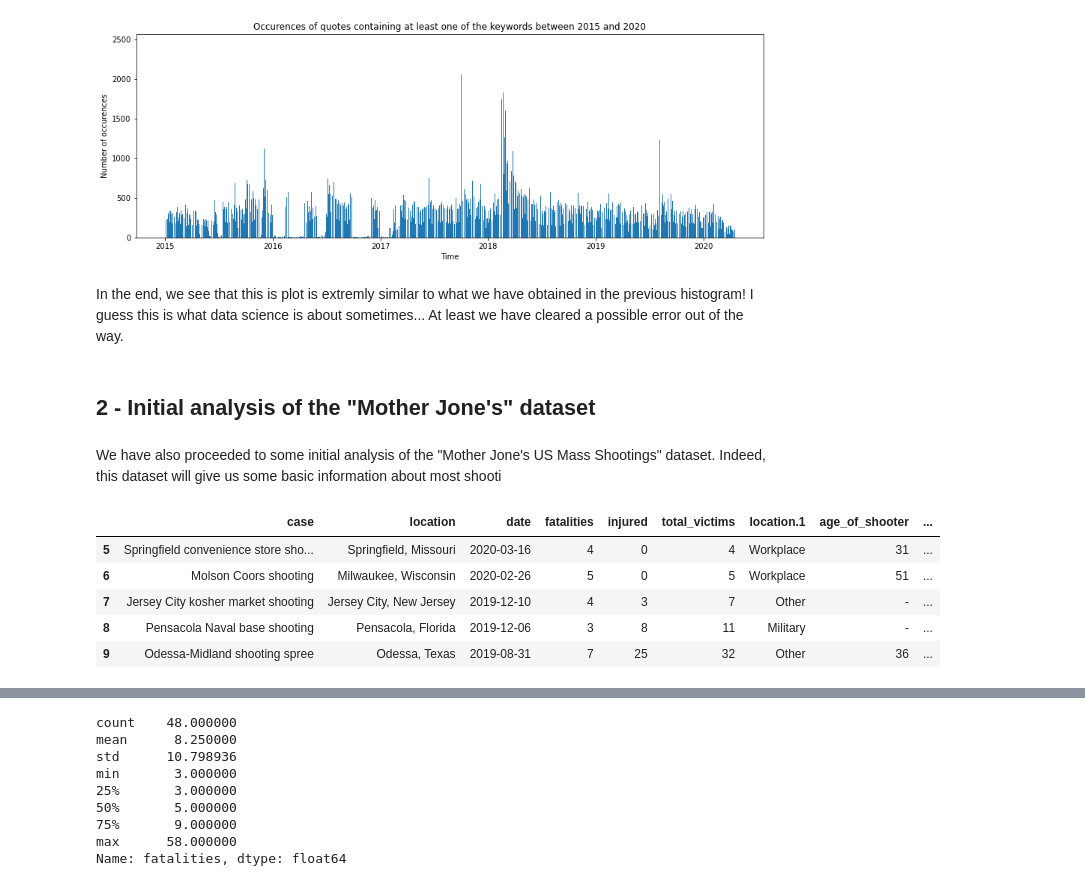
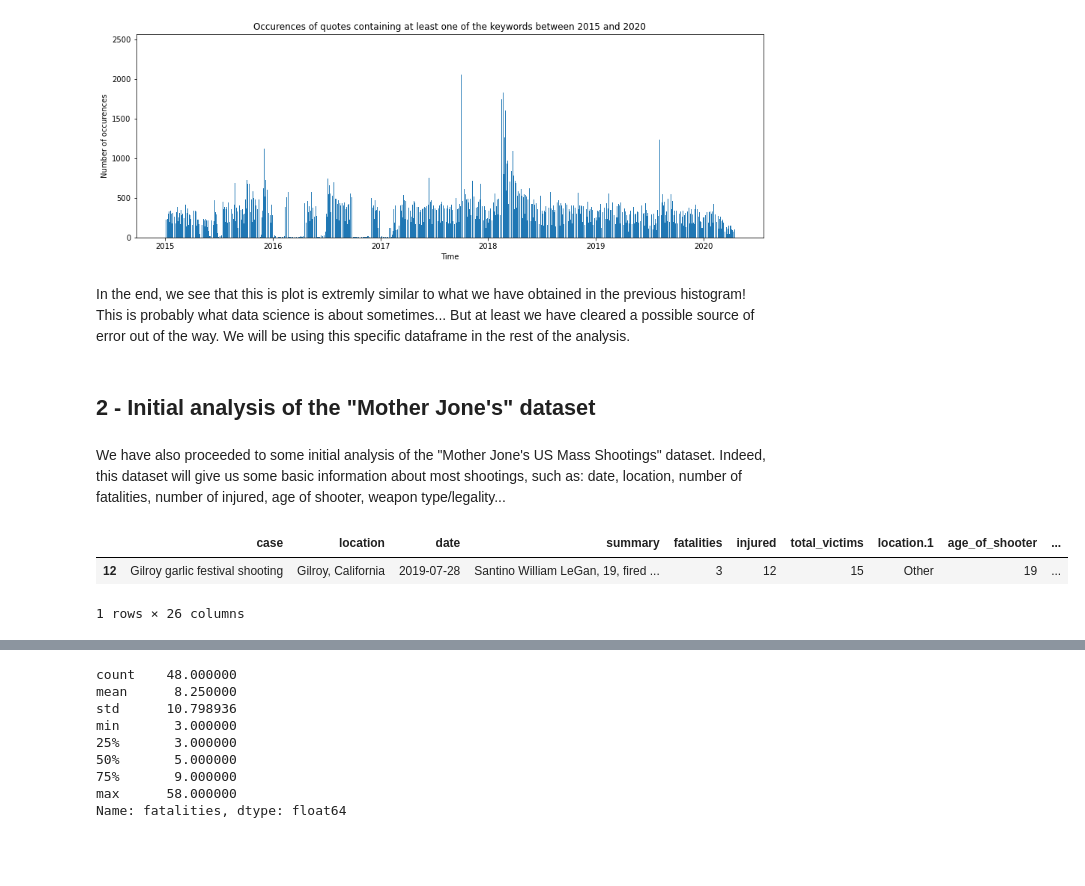
Before and after one commit to epfl-ada/ada-2021-project-clezemath, a Jupyter notebook: milestone2.ipynb, the cells around one changed output, grey strips where cells are left out. Drawn from its saved outputs; the diff is of its cells as text; code cells hidden in the pictures; blank space fills up the shorter version.

```diff
--- a/milestone2.ipynb
+++ b/milestone2.ipynb
@@ -123,34 +123,30 @@ plt.show()
 # %% [output]
 [figure]
 # %% [markdown]
-In the end, we see that this is plot is extremly similar to what we have obtained in the previous histogram! I guess this is what data science is about sometimes... At least we have cleared a possible error out of the way.
+In the end, we see that this is plot is extremly similar to what we have obtained in the previous histogram! This is probably what data science is about sometimes... But at least we have cleared a possible source of error out of the way. We will be using this specific dataframe in the rest of the analysis.
 # %% [markdown]
 ## 2 - Initial analysis of the "Mother Jone's" dataset
 # %% [markdown]
-We have also proceeded to some initial analysis of the "Mother Jone's US Mass Shootings" dataset. Indeed, this dataset will give us some basic information about most shooti
+We have also proceeded to some initial analysis of the "Mother Jone's US Mass Shootings" dataset. Indeed, this dataset will give us some basic information about most shootings, such as: date, location, number of fatalities, number of injured, age of shooter, weapon type/legality...
 # %%
-# The csv file is read
-data_folder = './Data/'
-df = pd.read_csv(data_folder + 'MassShootings.csv')
+# Reading the csv file
+df = pd.read_csv('./Data/MassShootings.csv')
 
-# Unrelevant columns for the study are dropped
-df = df.drop(columns = ['year', 'summary', 'prior_signs_mental_health_issues', 'mental_health_details', 'mental_health_sources', 'sources_additional_age', 'latitude', 'longitude'])
+# Drop unrelevant columns (for our initial analysis)
+# df = df.drop(columns = ['year', 'summary', 'prior_signs_mental_health_issues', 'mental_health_details', 'mental_health_sources', 'sources_additional_age', 'latitude', 'longitude'])
 
-# Location is splited in 2 columns for better analysis
+# Two new columns: location splitted into town and state
 df[['town', 'state']] = df['location'].str.split(', ', expand = True)
 
-# Mass shooting's date is converted in datetime format for better handling
+# Convert date column to datetime format for better handling
 df['date'] = pd.to_datetime(df['date'])
 
-# Quotebank dataset is limited to years 2015-2021. Same time span is applied here
+# Quotebank dataset is limited to years 2015-2021. Need to use same time span:
 df = df.drop(df[df['date'].dt.year < 2015].index)
 df = df.drop(df[df['date'].dt.year > 2020].index)
 
-df.head()
+df.sample(n=1)
 # %% [output]
-|  | case | location | date | fatalities | injured | total_victims | location.1 | age_of_shooter | ... |
-| 5 | Springfield convenience store sho... | Springfield, Missouri | 2020-03-16 | 4 | 0 | 4 | Workplace | 31 | ... |
-| 6 | Molson Coors shooting | Milwaukee, Wisconsin | 2020-02-26 | 5 | 0 | 5 | Workplace | 51 | ... |
-| 7 | Jersey City kosher market shooting | Jersey City, New Jersey | 2019-12-10 | 4 | 3 | 7 | Other | - | ... |
-| 8 | Pensacola Naval base shooting | Pensacola, Florida | 2019-12-06 | 3 | 8 | 11 | Military | - | ... |
-| 9 | Odessa-Midland shooting spree | Odessa, Texas | 2019-08-31 | 7 | 25 | 32 | Other | 36 | ... |
+|  | case | location | date | summary | fatalities | injured | total_victims | location.1 | age_of_shooter | ... |
+| 12 | Gilroy garlic festival shooting | Gilroy, California | 2019-07-28 | Santino William LeGan, 19, fired ... | 3 | 12 | 15 | Other | 19 | ... |
+1 rows × 26 columns
```
Also changed, not shown: parts of 19 cells of this notebook.
